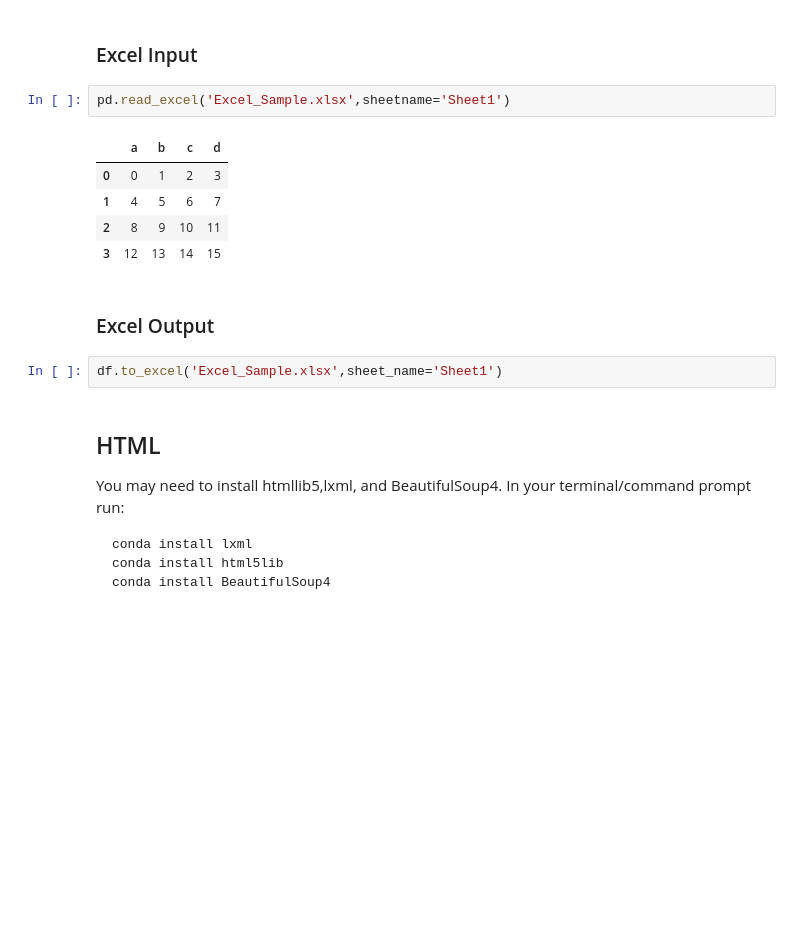
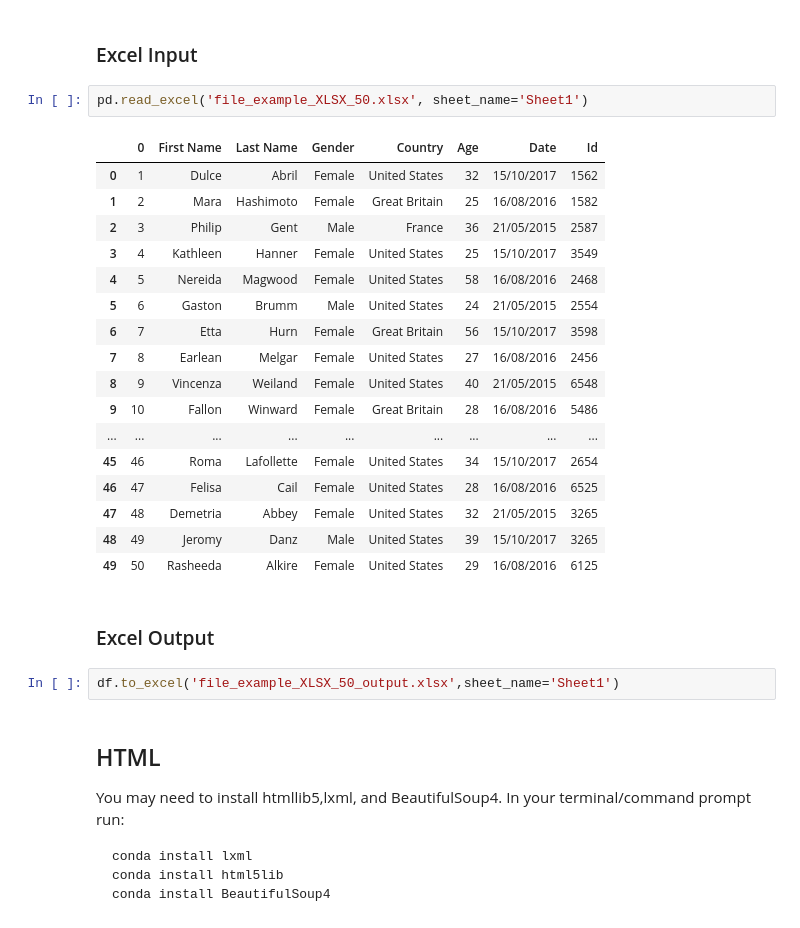
Before and after one commit to michalkominek93/daa-data-analysis, a Jupyter notebook: Python/Notebooks/106 - Data Input and Output.ipynb, the cells around one changed output. Saved outputs shown, nothing was run; the diff lists cells and outputs as text; blank space fills up the shorter version.

Commit message:
First draft of remaining notebooks.

```diff
--- a/Python/Notebooks/106 - Data Input and Output.ipynb
+++ b/Python/Notebooks/106 - Data Input and Output.ipynb
@@ -36,17 +36,29 @@ Pandas can read and write excel files, keep in mind, this only imports data. Not
 # %% [markdown]
 ### Excel Input
 # %%
-pd.read_excel('Excel_Sample.xlsx',sheetname='Sheet1')
+pd.read_excel('file_example_XLSX_50.xlsx', sheet_name='Sheet1')
 # %% [output]
-|  | a | b | c | d |
-| 0 | 0 | 1 | 2 | 3 |
-| 1 | 4 | 5 | 6 | 7 |
-| 2 | 8 | 9 | 10 | 11 |
-| 3 | 12 | 13 | 14 | 15 |
+|  | 0 | First Name | Last Name | Gender | Country | Age | Date | Id |
+| 0 | 1 | Dulce | Abril | Female | United States | 32 | 15/10/2017 | 1562 |
+| 1 | 2 | Mara | Hashimoto | Female | Great Britain | 25 | 16/08/2016 | 1582 |
+| 2 | 3 | Philip | Gent | Male | France | 36 | 21/05/2015 | 2587 |
+| 3 | 4 | Kathleen | Hanner | Female | United States | 25 | 15/10/2017 | 3549 |
+| 4 | 5 | Nereida | Magwood | Female | United States | 58 | 16/08/2016 | 2468 |
+| 5 | 6 | Gaston | Brumm | Male | United States | 24 | 21/05/2015 | 2554 |
+| 6 | 7 | Etta | Hurn | Female | Great Britain | 56 | 15/10/2017 | 3598 |
+| 7 | 8 | Earlean | Melgar | Female | United States | 27 | 16/08/2016 | 2456 |
+| 8 | 9 | Vincenza | Weiland | Female | United States | 40 | 21/05/2015 | 6548 |
+| 9 | 10 | Fallon | Winward | Female | Great Britain | 28 | 16/08/2016 | 5486 |
+| ... | ... | ... | ... | ... | ... | ... | ... | ... |
+| 45 | 46 | Roma | Lafollette | Female | United States | 34 | 15/10/2017 | 2654 |
+| 46 | 47 | Felisa | Cail | Female | United States | 28 | 16/08/2016 | 6525 |
+| 47 | 48 | Demetria | Abbey | Female | United States | 32 | 21/05/2015 | 3265 |
+| 48 | 49 | Jeromy | Danz | Male | United States | 39 | 15/10/2017 | 3265 |
+| 49 | 50 | Rasheeda | Alkire | Female | United States | 29 | 16/08/2016 | 6125 |
 # %% [markdown]
 ### Excel Output
 # %%
-df.to_excel('Excel_Sample.xlsx',sheet_name='Sheet1')
+df.to_excel('file_example_XLSX_50_output.xlsx',sheet_name='Sheet1')
 # %% [markdown]
 ## HTML
 
```
Also changed, not shown: parts of 2 cells of this notebook, 11 other files.
